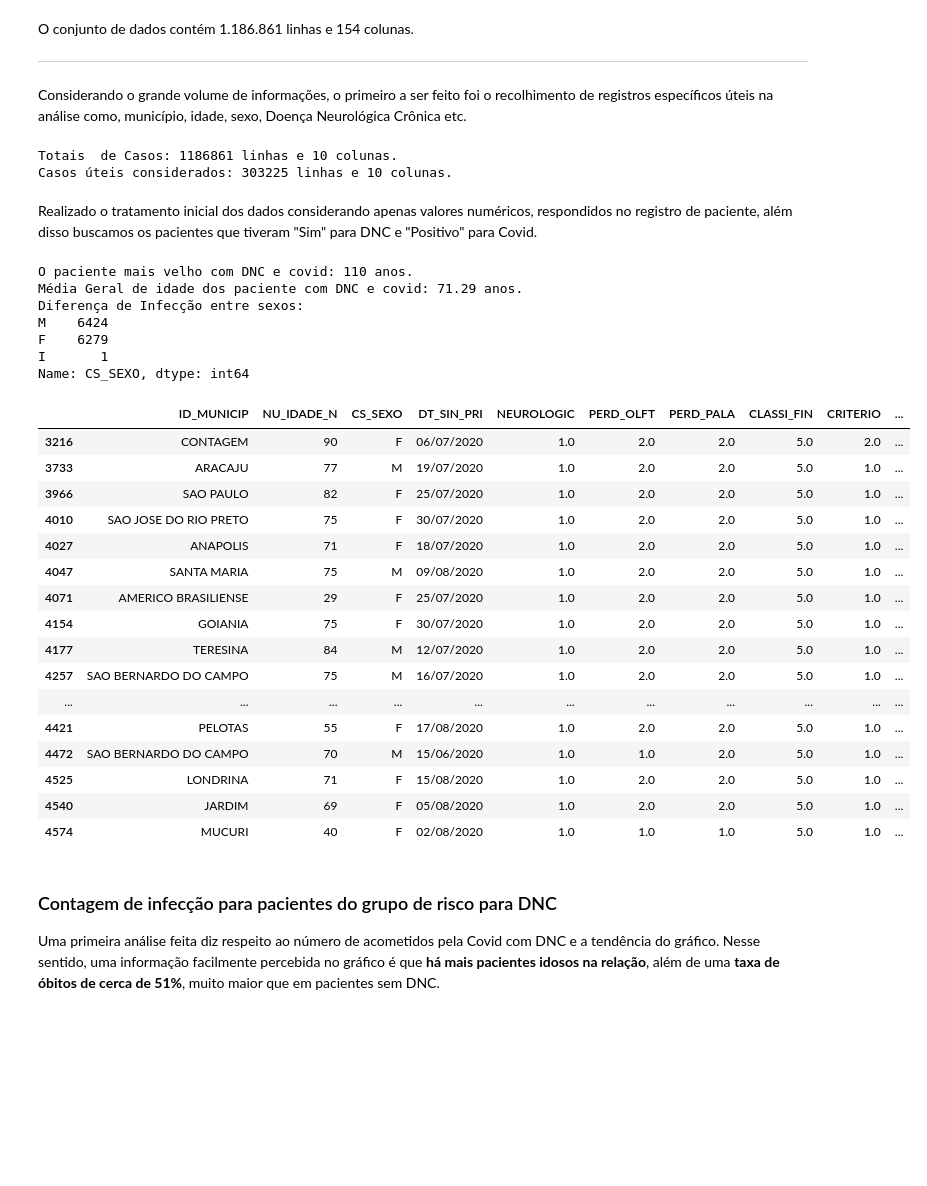
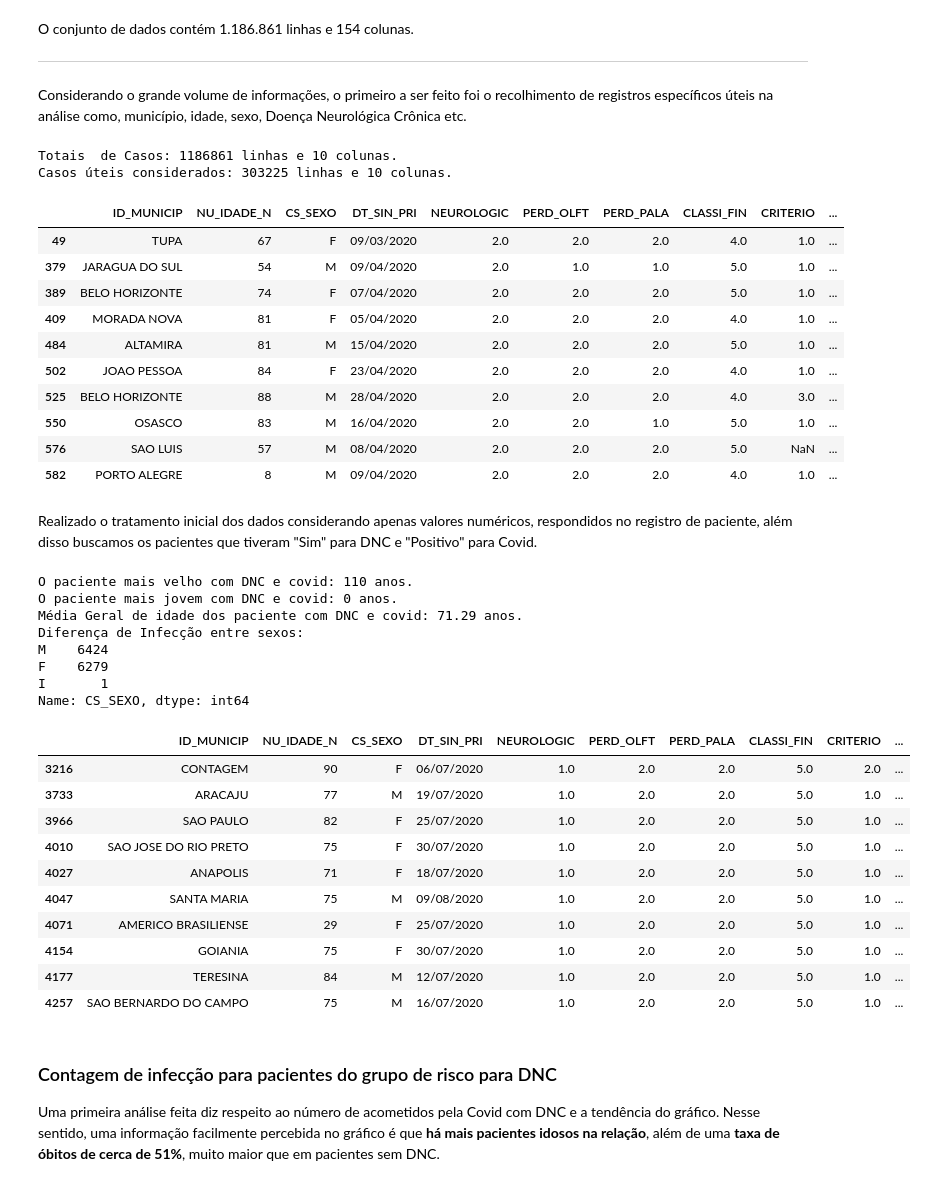
Before and after one commit to GeraldoLucas/Covid-analise-DNC, a Jupyter notebook: Covid_Analise2.ipynb, the cells around one changed output. Cells and saved outputs as stored; diff of their text form; code cells hidden in the pictures; blank space fills up the shorter version.

```diff
--- a/Covid_Analise2.ipynb
+++ b/Covid_Analise2.ipynb
@@ -75,50 +75,58 @@ dataFrame = dataFrame.dropna(subset=["NEUROLOGIC",
 
 # Casos úteis considerados: 303.225  linhas e 10 colunas.
 print(f"Casos úteis considerados: {dataFrame.shape[0]} linhas e {dataFrame.shape[1]} colunas.")
+dataFrame.head(10)
 # %% [output]
 Totais  de Casos: 1186861 linhas e 10 colunas.
 Casos úteis considerados: 303225 linhas e 10 colunas.
+|  | ID_MUNICIP | NU_IDADE_N | CS_SEXO | DT_SIN_PRI | NEUROLOGIC | PERD_OLFT | PERD_PALA | CLASSI_FIN | CRITERIO | ... |
+| 49 | TUPA | 67 | F | 09/03/2020 | 2.0 | 2.0 | 2.0 | 4.0 | 1.0 | ... |
+| 379 | JARAGUA DO SUL | 54 | M | 09/04/2020 | 2.0 | 1.0 | 1.0 | 5.0 | 1.0 | ... |
+| 389 | BELO HORIZONTE | 74 | F | 07/04/2020 | 2.0 | 2.0 | 2.0 | 5.0 | 1.0 | ... |
+| 409 | MORADA NOVA | 81 | F | 05/04/2020 | 2.0 | 2.0 | 2.0 | 4.0 | 1.0 | ... |
+| 484 | ALTAMIRA | 81 | M | 15/04/2020 | 2.0 | 2.0 | 2.0 | 5.0 | 1.0 | ... |
+| 502 | JOAO PESSOA | 84 | F | 23/04/2020 | 2.0 | 2.0 | 2.0 | 4.0 | 1.0 | ... |
+| 525 | BELO HORIZONTE | 88 | M | 28/04/2020 | 2.0 | 2.0 | 2.0 | 4.0 | 3.0 | ... |
+| 550 | OSASCO | 83 | M | 16/04/2020 | 2.0 | 2.0 | 1.0 | 5.0 | 1.0 | ... |
+| 576 | SAO LUIS | 57 | M | 08/04/2020 | 2.0 | 2.0 | 2.0 | 5.0 | NaN | ... |
+| 582 | PORTO ALEGRE | 8 | M | 09/04/2020 | 2.0 | 2.0 | 2.0 | 4.0 | 1.0 | ... |
 # %% [markdown]
 Realizado o tratamento inicial dos dados considerando apenas valores numéricos, respondidos no registro de paciente, além disso buscamos os pacientes que tiveram "Sim" para DNC e "Positivo" para Covid.
 # %%
 # Pacientes com Covid: 178251 linhas.
 dF_pacientes_covid = dataFrame.loc[dataFrame["CLASSI_FIN"] == 5]
 
-# Pacientes com Covid e DNC: 12704 linhas.
+# Pacientes com Covid e DNC: 12.704 linhas.
 dF_pacientes_dnc = dF_pacientes_covid.loc[dataFrame["NEUROLOGIC"] == 1]
 
-# Pacientes com Covid e Sem DNC: 12704 linhas.
+# Pacientes com Covid e Sem DNC: 161.188 linhas.
 dF_pacientes_sem_dnc = dF_pacientes_covid.loc[dataFrame["NEUROLOGIC"] == 2]
 
 print(f"O paciente mais velho com DNC e covid: {dF_pacientes_dnc['NU_IDADE_N'].max()} anos.")
+print(f"O paciente mais jovem com DNC e covid: {dF_pacientes_dnc['NU_IDADE_N'].min()} anos.")
 print(f"Média Geral de idade dos paciente com DNC e covid: {dF_pacientes_dnc['NU_IDADE_N'].mean():.2f} anos.")
 print(f"Diferença de Infecção entre sexos: \n{dF_pacientes_dnc.CS_SEXO.value_counts(normalize=False)}")
-dF_pacientes_dnc.head(20)
+dF_pacientes_dnc.head(10)
 # %% [output]
 O paciente mais velho com DNC e covid: 110 anos.
+O paciente mais jovem com DNC e covid: 0 anos.
 Média Geral de idade dos paciente com DNC e covid: 71.29 anos.
 Diferença de Infecção entre sexos:
 M    6424
 F    6279
 I       1
 Name: CS_SEXO, dtype: int64
 |  | ID_MUNICIP | NU_IDADE_N | CS_SEXO | DT_SIN_PRI | NEUROLOGIC | PERD_OLFT | PERD_PALA | CLASSI_FIN | CRITERIO | ... |
 | 3216 | CONTAGEM | 90 | F | 06/07/2020 | 1.0 | 2.0 | 2.0 | 5.0 | 2.0 | ... |
 | 3733 | ARACAJU | 77 | M | 19/07/2020 | 1.0 | 2.0 | 2.0 | 5.0 | 1.0 | ... |
 | 3966 | SAO PAULO | 82 | F | 25/07/2020 | 1.0 | 2.0 | 2.0 | 5.0 | 1.0 | ... |
 | 4010 | SAO JOSE DO RIO PRETO | 75 | F | 30/07/2020 | 1.0 | 2.0 | 2.0 | 5.0 | 1.0 | ... |
 | 4027 | ANAPOLIS | 71 | F | 18/07/2020 | 1.0 | 2.0 | 2.0 | 5.0 | 1.0 | ... |
 | 4047 | SANTA MARIA | 75 | M | 09/08/2020 | 1.0 | 2.0 | 2.0 | 5.0 | 1.0 | ... |
 | 4071 | AMERICO BRASILIENSE | 29 | F | 25/07/2020 | 1.0 | 2.0 | 2.0 | 5.0 | 1.0 | ... |
 | 4154 | GOIANIA | 75 | F | 30/07/2020 | 1.0 | 2.0 | 2.0 | 5.0 | 1.0 | ... |
 | 4177 | TERESINA | 84 | M | 12/07/2020 | 1.0 | 2.0 | 2.0 | 5.0 | 1.0 | ... |
 | 4257 | SAO BERNARDO DO CAMPO | 75 | M | 16/07/2020 | 1.0 | 2.0 | 2.0 | 5.0 | 1.0 | ... |
-| ... | ... | ... | ... | ... | ... | ... | ... | ... | ... | ... |
-| 4421 | PELOTAS | 55 | F | 17/08/2020 | 1.0 | 2.0 | 2.0 | 5.0 | 1.0 | ... |
-| 4472 | SAO BERNARDO DO CAMPO | 70 | M | 15/06/2020 | 1.0 | 1.0 | 2.0 | 5.0 | 1.0 | ... |
-| 4525 | LONDRINA | 71 | F | 15/08/2020 | 1.0 | 2.0 | 2.0 | 5.0 | 1.0 | ... |
-| 4540 | JARDIM | 69 | F | 05/08/2020 | 1.0 | 2.0 | 2.0 | 5.0 | 1.0 | ... |
-| 4574 | MUCURI | 40 | F | 02/08/2020 | 1.0 | 1.0 | 1.0 | 5.0 | 1.0 | ... |
 # %% [markdown]
 ### Contagem de infecção para pacientes do grupo de risco para DNC
 
```
Also changed, not shown: parts of 3 cells of this notebook.
